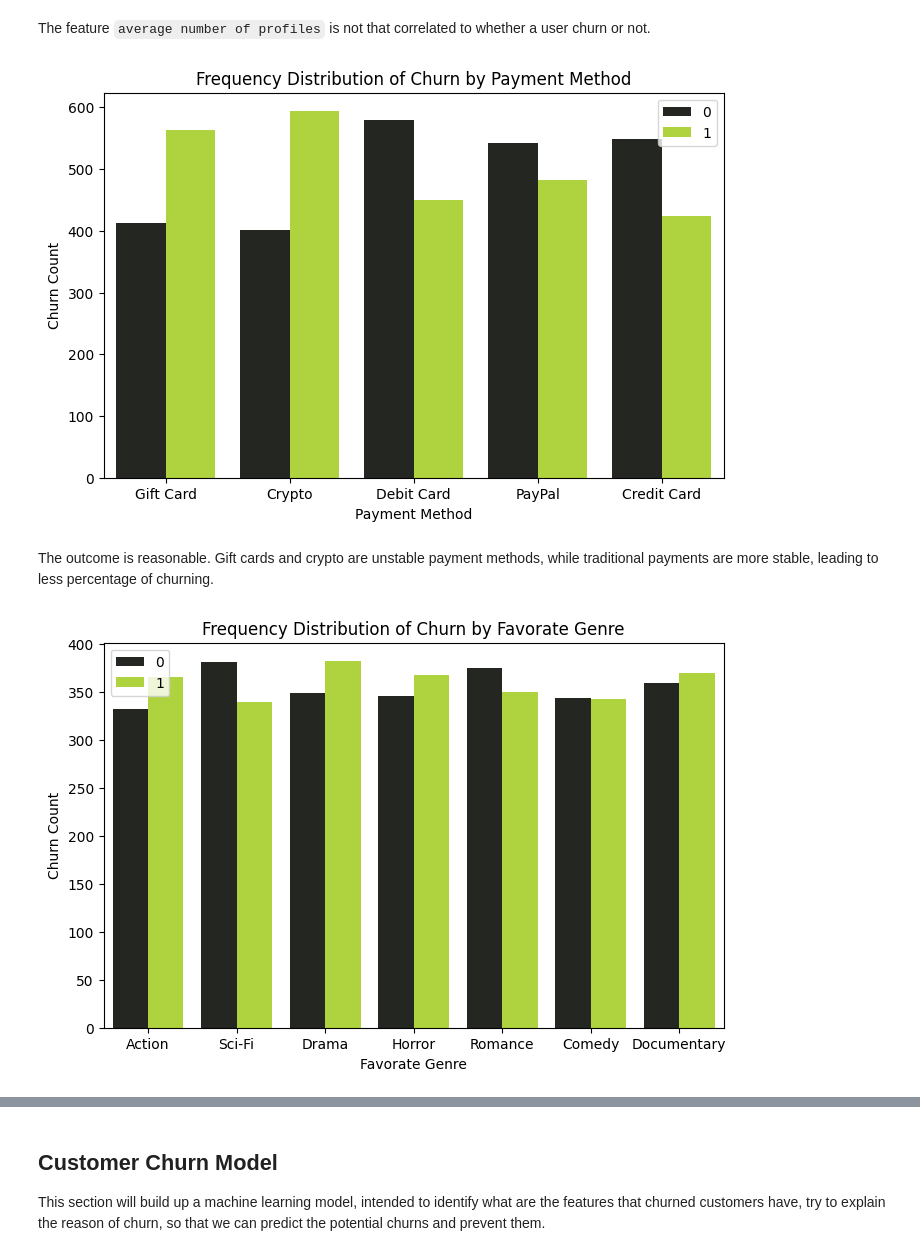
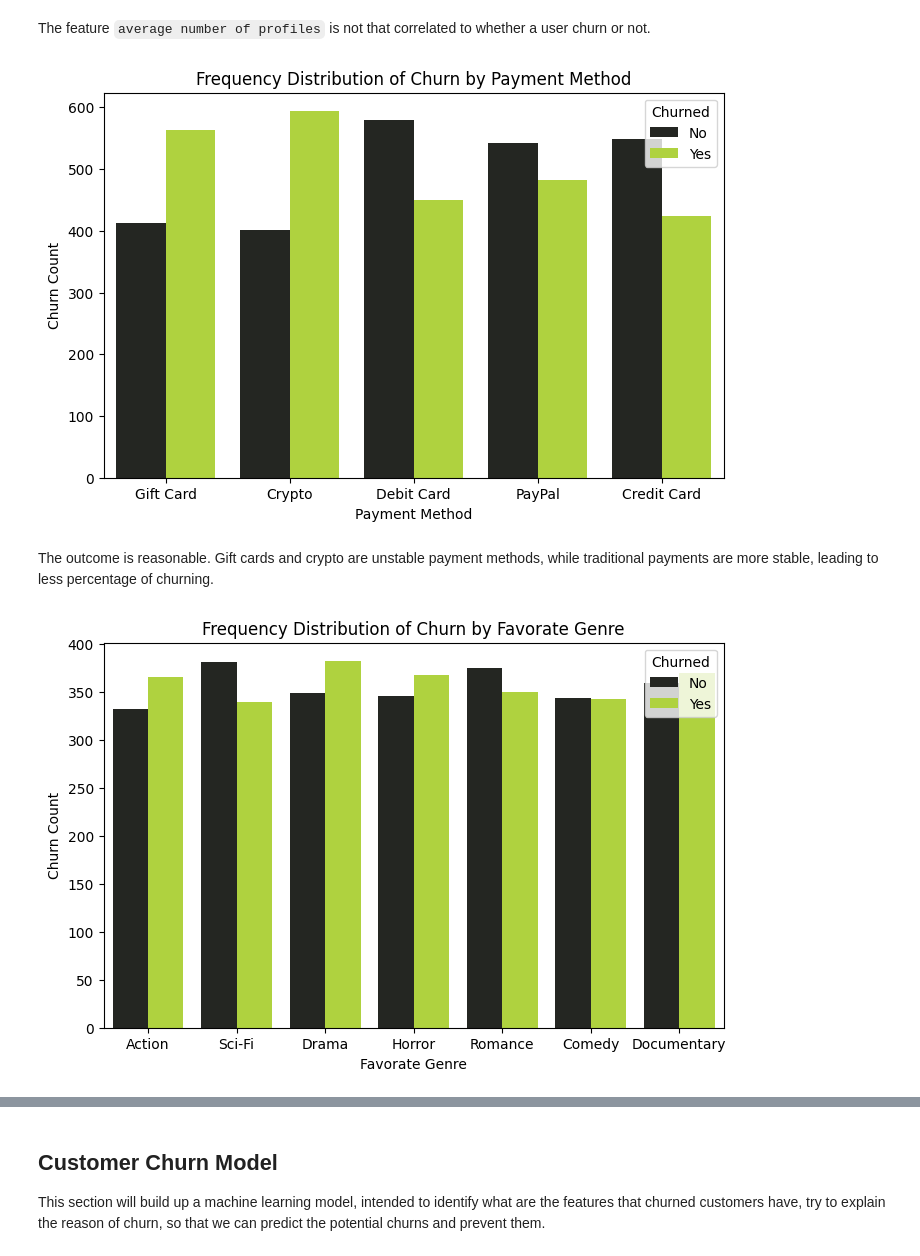
Before and after one commit to Lorre-Ramon/Netflix-Customer-Churn, a Jupyter notebook: churn.ipynb, the cells around one changed output, grey strips where cells are left out. Saved outputs shown, nothing was run; the diff lists cells and outputs as text; code cells hidden in the pictures.

```diff
--- a/churn.ipynb
+++ b/churn.ipynb
@@ -254,20 +261,20 @@ sns.countplot(data = df, x='payment_method', hue = 'churned', palette='dark:#BCE
 plt.title('Frequency Distribution of Churn by Payment Method')
 plt.xlabel('Payment Method')
 plt.ylabel('Churn Count')
-plt.legend()
+plt.legend(title='Churned',labels=['No', 'Yes'])
 plt.show()
 # %% [output]
-[figure, old version]
+[figure, new version]
 # %% [markdown]
 The outcome is reasonable. Gift cards and crypto are unstable payment methods, while traditional payments are more stable, leading to less percentage of churning.
 # %%
 # favorate genre by churned or not
 plt.figure(figsize=(8,5))
 sns.countplot(data = df, x='favorite_genre', hue = 'churned', palette='dark:#BCEB26')
 plt.title('Frequency Distribution of Churn by Favorate Genre')
 plt.xlabel('Favorate Genre')
 plt.ylabel('Churn Count')
-plt.legend()
+plt.legend(title='Churned',labels=['No', 'Yes'])
 plt.show()
 # %% [output]
-[figure, old version]
+[figure, new version]
```
Also changed, not shown: parts of 28 cells of this notebook.
